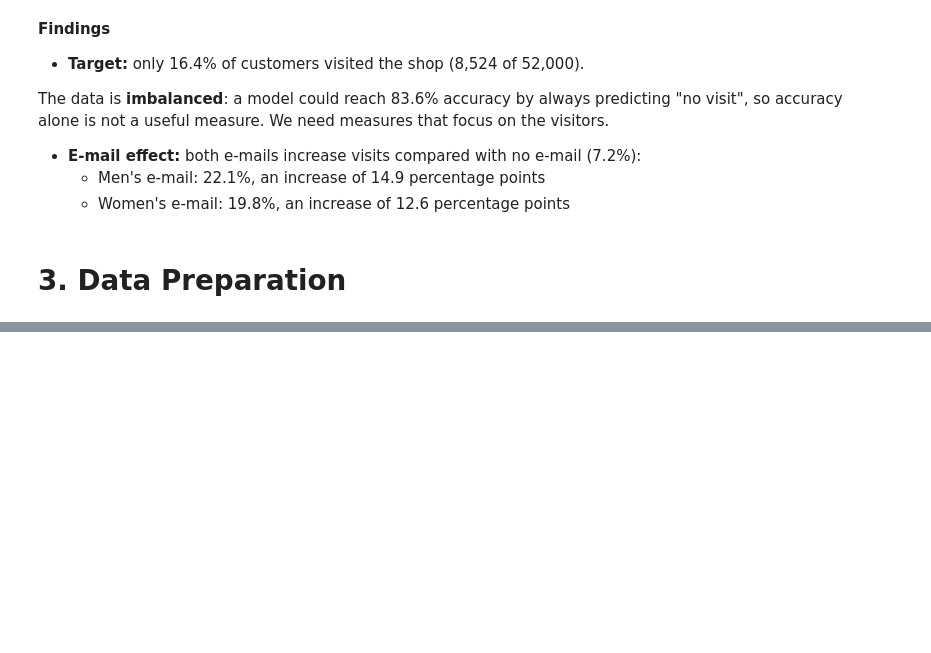
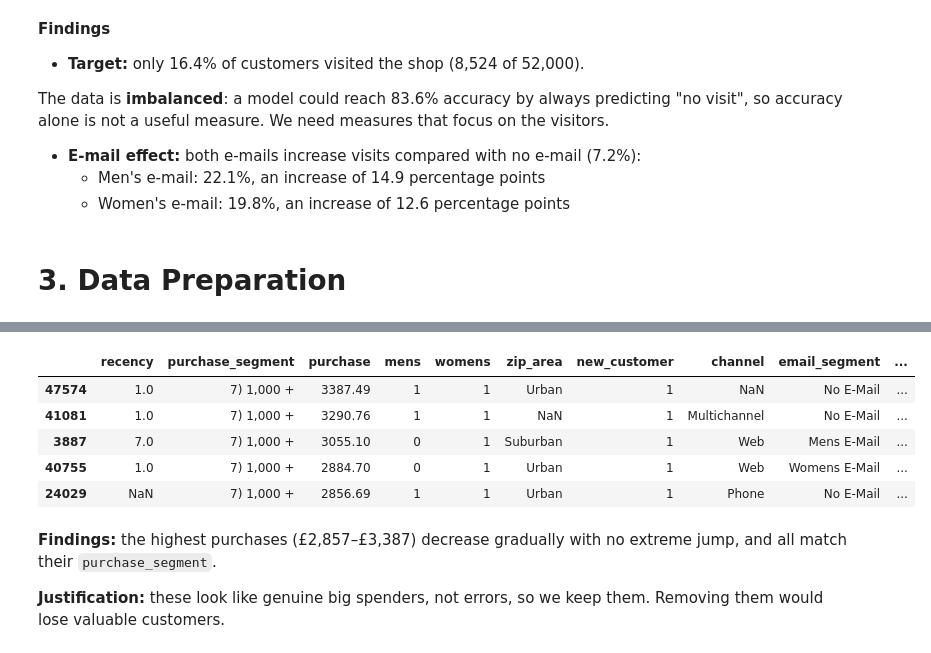
Before and after one commit to HuriyaAhmerr/AIP, a Jupyter notebook: AIP_(1).ipynb, the cells around one changed output, grey strips where cells are left out. Cells and saved outputs as stored; diff of their text form; code cells hidden in the pictures; blank space fills up the shorter version.

```diff
--- a/AIP_(1).ipynb
+++ b/AIP_(1).ipynb
@@ -231,0 +331,14 @@ Womens E-Mail:   increase_of = 12.6% compared with no e-mail
+# %%
+# Sort by purchase to see the highest values
+df.sort_values("purchase", ascending=False).head()
+# %% [output]
+|  | recency | purchase_segment | purchase | mens | womens | zip_area | new_customer | channel | email_segment | ... |
+| 47574 | 1.0 | 7) 1,000 + | 3387.49 | 1 | 1 | Urban | 1 | NaN | No E-Mail | ... |
+| 41081 | 1.0 | 7) 1,000 + | 3290.76 | 1 | 1 | NaN | 1 | Multichannel | No E-Mail | ... |
+| 3887 | 7.0 | 7) 1,000 + | 3055.10 | 0 | 1 | Suburban | 1 | Web | Mens E-Mail | ... |
+| 40755 | 1.0 | 7) 1,000 + | 2884.70 | 0 | 1 | Urban | 1 | Web | Womens E-Mail | ... |
+| 24029 | NaN | 7) 1,000 + | 2856.69 | 1 | 1 | Urban | 1 | Phone | No E-Mail | ... |
+# %% [markdown]
+**Findings:** the highest purchases (£2,857–£3,387) decrease gradually with no extreme jump, and all match their `purchase_segment`.
+
+**Justification:** these look like genuine big spenders, not errors, so we keep them. Removing them would lose valuable customers.
```
Also changed, not shown: parts of 36 cells of this notebook.
